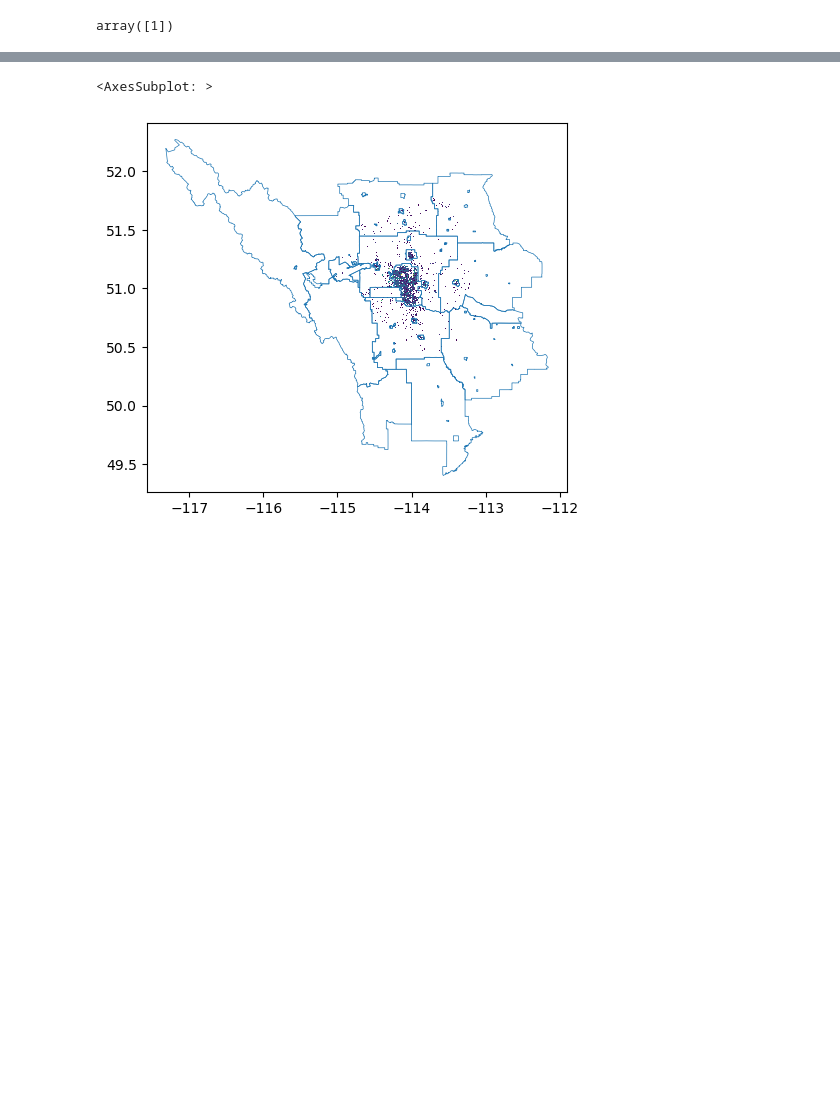
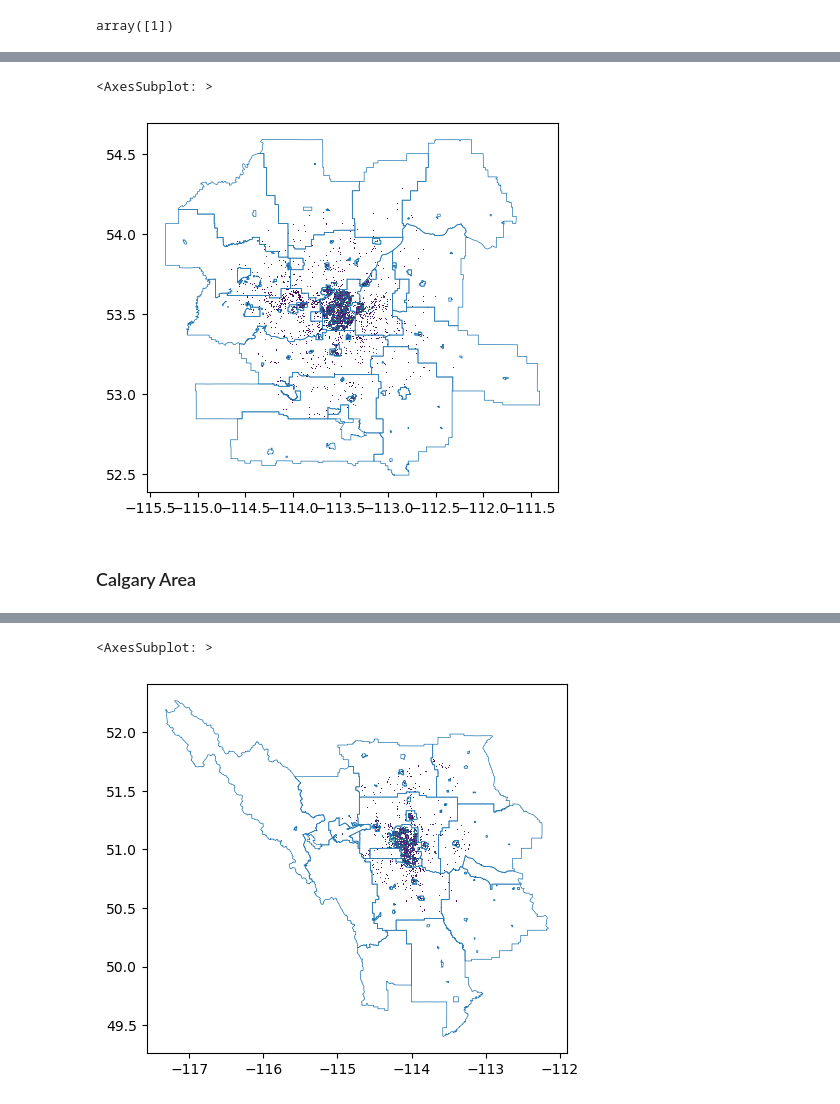
Before and after one commit to cybera/ookla-statcan-t1, a Jupyter notebook: notebooks/Soniya'sNotebook.ipynb, the cells around one changed output, grey strips where cells are left out. Cells and saved outputs as stored; diff of their text form; code cells hidden in the pictures; blank space fills up the shorter version.

Commit message:
Test Edmonton data

```diff
--- a/notebooks/Soniya'sNotebook.ipynb
+++ b/notebooks/Soniya'sNotebook.ipynb
@@ -51,0 +70,8 @@ array([1])
+# %%
+#Use a buffer to increase Edmonton size, envelope creates a bounding box for use later.
+edmonton_area = statcan.boundary('population_centres').loc[lambda s:s.PCNAME=='Edmonton'].copy()
+edmonton_area.geometry = edmonton_area.buffer(50000).envelope #The StatCan CRS is in units of meters, so this is all tiles within 50 km of Edmonton
+# %%
+nearby_census_subdivs = statcan.boundary('census_subdivisions').sjoin(edmonton_area[['PCNAME','PCTYPE','PCCLASS','geometry']], how='inner')
+del nearby_census_subdivs['index_right']
+nearby_census_subdivs.sample(3)
@@ -52,3 +84,15 @@ array([1])
+# %%
+## the spatial join against the much wider areas of the census subdivisions
+## causes the default plotting area to be much wider than anticipated with the
+## Edmonton area geoemtry
+nearby_speeds = speed_tiles.sjoin(edmonton_area.to_crs('epsg:4326'), how='inner') #epsg:4326
+ax = nearby_speeds.plot(column='avg_d_kbps')
+nearby_census_subdivs.to_crs('epsg:4326').boundary.plot(ax=ax, linewidth=0.5)
+# %% [output]
+<AxesSubplot: >
+[figure, added]
+# %% [markdown]
+### Calgary Area
 # %%
 #Use a buffer to increase Calgary size, envelope creates a bounding box for use later.
 calgary_area = statcan.boundary('population_centres').loc[lambda s:s.PCNAME=='Calgary'].copy()
```
Also changed, not shown: parts of 4 cells of this notebook.
